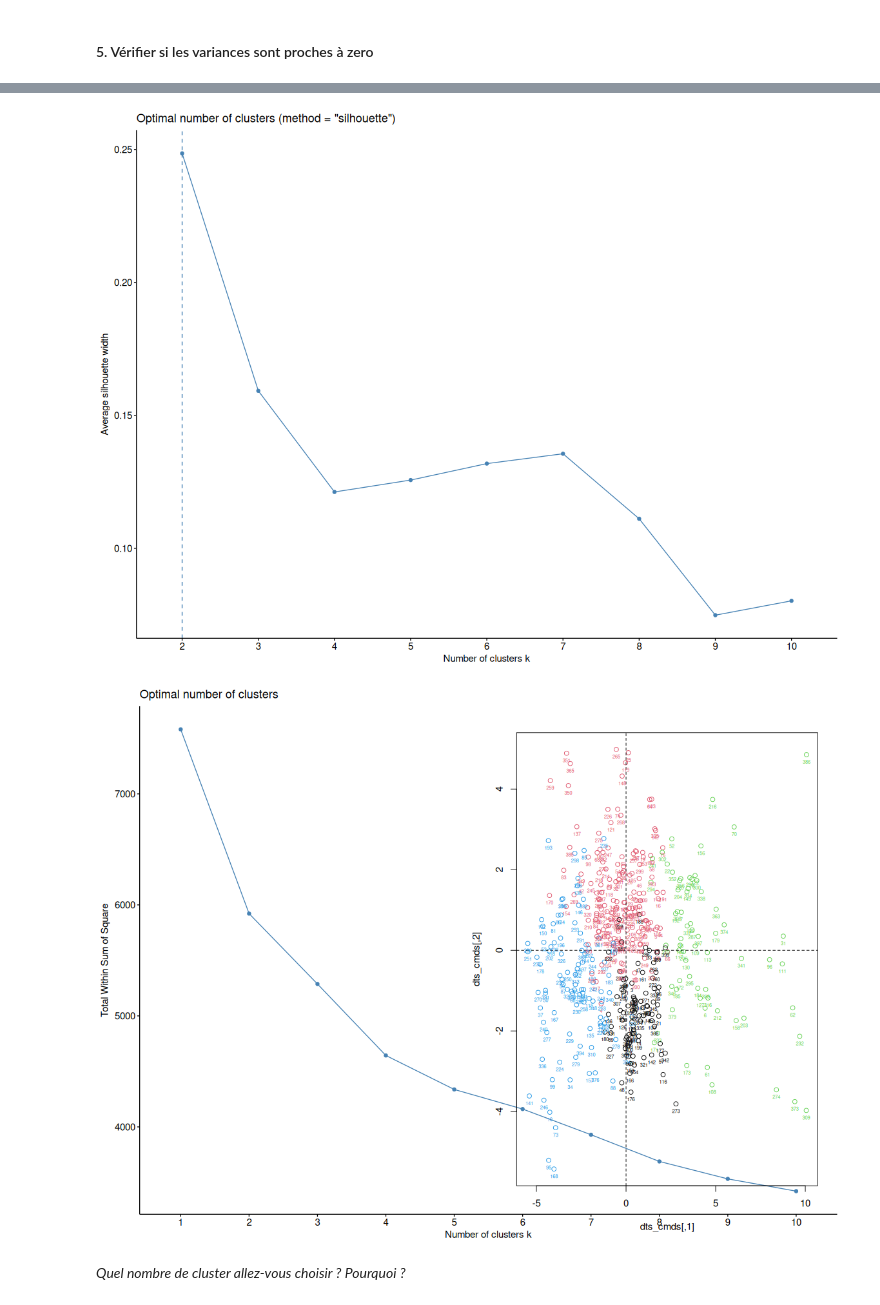
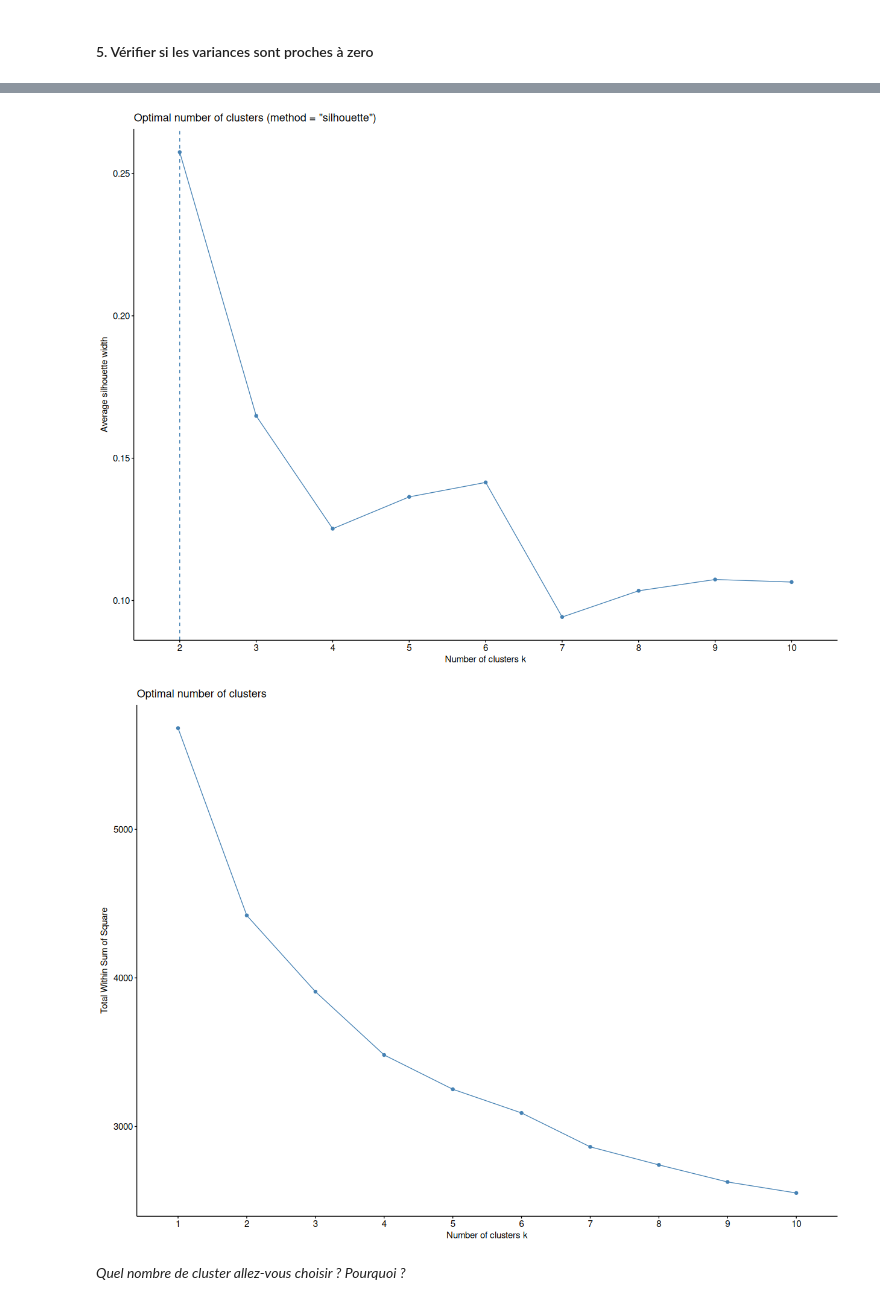
Before and after one commit to annhater/IA_Advancee, a Jupyter notebook: Projet_IA.ipynb, the cells around one changed output, grey strips where cells are left out. Cells and saved outputs as stored; diff of their text form; code cells hidden in the pictures.

```diff
--- a/Projet_IA.ipynb
+++ b/Projet_IA.ipynb
@@ -91,7 +91,7 @@ file_na$druggable <- if_else(file$Score_Drugg > 0.5, "Druggable", "Non-Druggable
 - Énlèver la variable `Score_Drugg`et autres variables non-numeriques pour mettre les numeriques à l'échelle
 - Faire un plot avant/après pour comparer
 # %%
-file_wo_drug <- file_na[-3]
-data <- file_na[4:22]
-data_raw <- data
-data_s <- as.data.frame(scale(data))
+data_num_shape <- file_na %>% select(-c(1,2,3,24)) #à utiliser pour CART (raw)
+Y_drugg <- file_na$druggable #a utiliser pour CART comme Y
+data <- file_na[4:22] #seulement les valeurs numeriques, a utiliser pour la suite (PCA, hclust, bootstrap)
+data$druggable <- file_na$druggable
@@ -151,0 +158,10 @@ Deux méthodes de classification etudié:
+# %%
+# Split Train/Test
+set.seed(123)
+# On utilise `createDataPartition()` de caret pour stratifier les données non-equilibrées
+train_idx <- createDataPartition(data$druggable, p=0.75, list = FALSE)
+train_set <- data[train_idx, ]
+test_set <- data[-train_idx, ]
+
+#save the folds for cross-validation (and CART and RegLog)
+folds <- createFolds(train_set$druggable, k = 10, list = TRUE)
@@ -151,0 +170,5 @@ Deux méthodes de classification etudié:
+# %%
+train_s <- scale(train_set[-20])
+train_df <- as.data.frame(train_s)
+test_s <- scale(test_set[-20], center=attr(train_s, "scaled:center"), scale=attr(train_s, "scaled:scale"))
+test_df <- as.data.frame(test_s)
@@ -177,14 +210,14 @@ rect.hclust(data_s_hca, k = 4)
 # %%
-fviz_nbclust(data_s,
+fviz_nbclust(train_df,
              hcut,
              method = "silhouette")
 
-fviz_nbclust(data_s, kmeans, method="wss")
+fviz_nbclust(train_df, kmeans, method="wss")
 #takes into argument the data (not the dist matrx)
 #observes the evolution of intra-cluster variability as a function of the number of clusters to determine the optimal number of clusters
 #FUNcluster option = hcut
 # %% [output]
-[figure, old version]
+[figure, new version]
-[figure, old version]
+[figure, new version]
 # %% [markdown]
 *Quel nombre de cluster allez-vous choisir ? Pourquoi ?*
```
Also changed, not shown: parts of 30 cells of this notebook.
